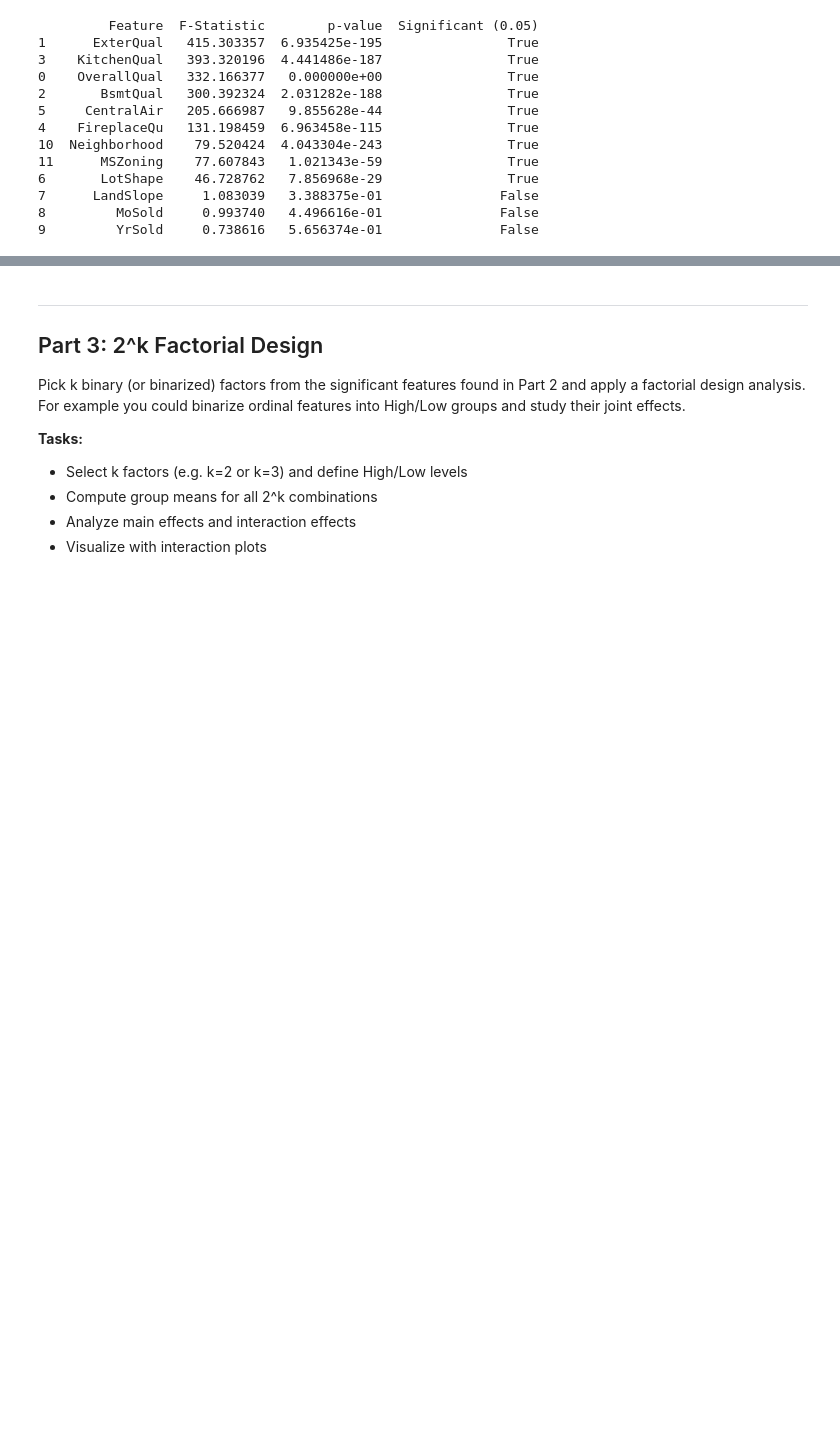
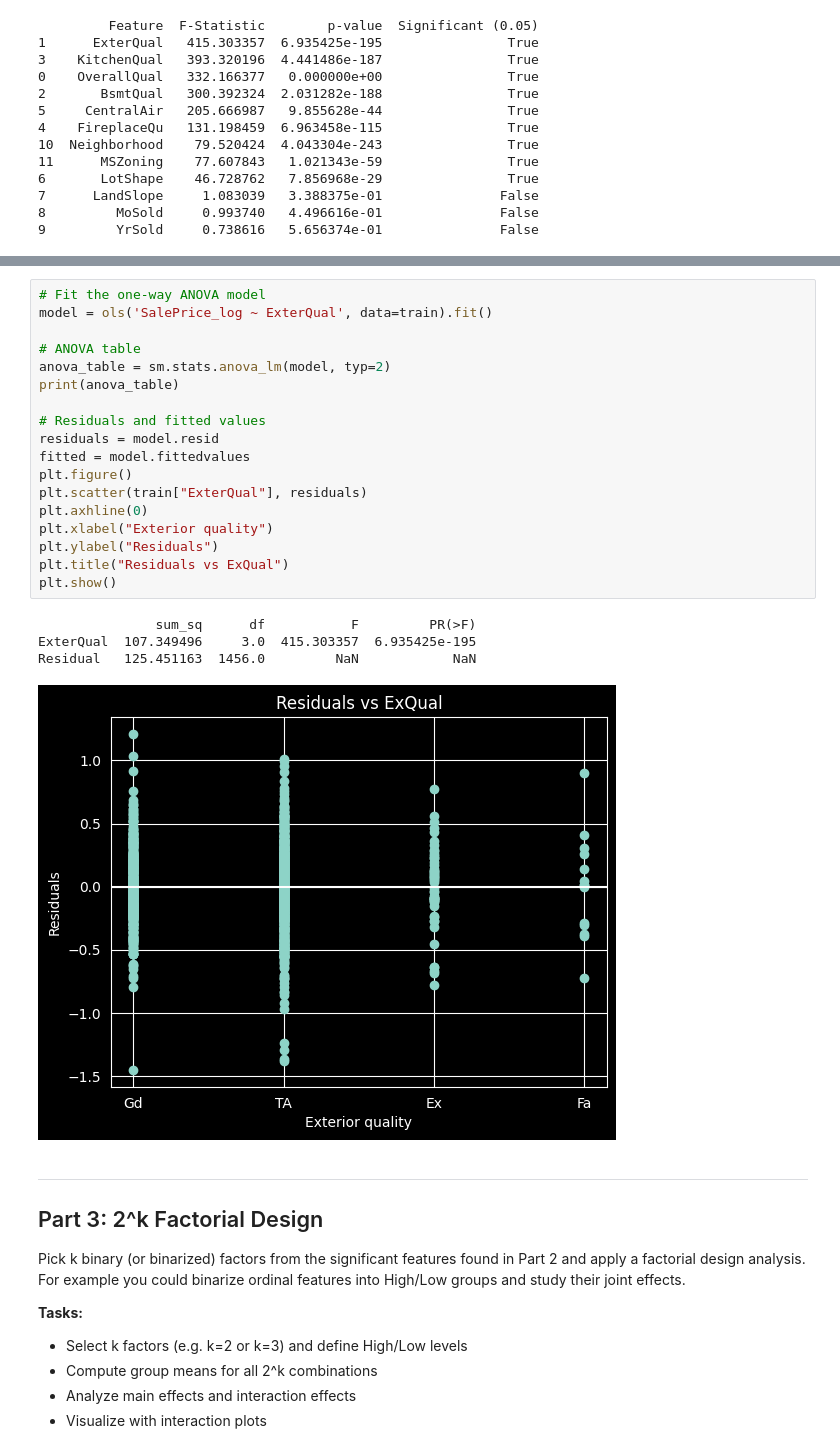
Before and after one commit to cpalescan/cstat, a Jupyter notebook: project_STUDENTID.ipynb, the cells around one changed output, grey strips where cells are left out. Saved outputs shown, nothing was run; the diff lists cells and outputs as text; blank space fills up the shorter version.

```diff
--- a/project_STUDENTID.ipynb
+++ b/project_STUDENTID.ipynb
@@ -263,3 +292,26 @@ print(anova_r)
+# %%
+# Fit the one-way ANOVA model
+model = ols('SalePrice_log ~ ExterQual', data=train).fit()
+
+# ANOVA table
+anova_table = sm.stats.anova_lm(model, typ=2)
+print(anova_table)
+
+# Residuals and fitted values
+residuals = model.resid
+fitted = model.fittedvalues
+plt.figure()
+plt.scatter(train["ExterQual"], residuals)
+plt.axhline(0)
+plt.xlabel("Exterior quality")
+plt.ylabel("Residuals")
+plt.title("Residuals vs ExQual")
+plt.show()
+# %% [output]
+               sum_sq      df           F         PR(>F)
+ExterQual  107.349496     3.0  415.303357  6.935425e-195
+Residual   125.451163  1456.0         NaN            NaN
+[figure, added]
 # %% [markdown]
 ---
 ## Part 3: 2^k Factorial Design
```
Also changed, not shown: parts of 3 cells of this notebook.
